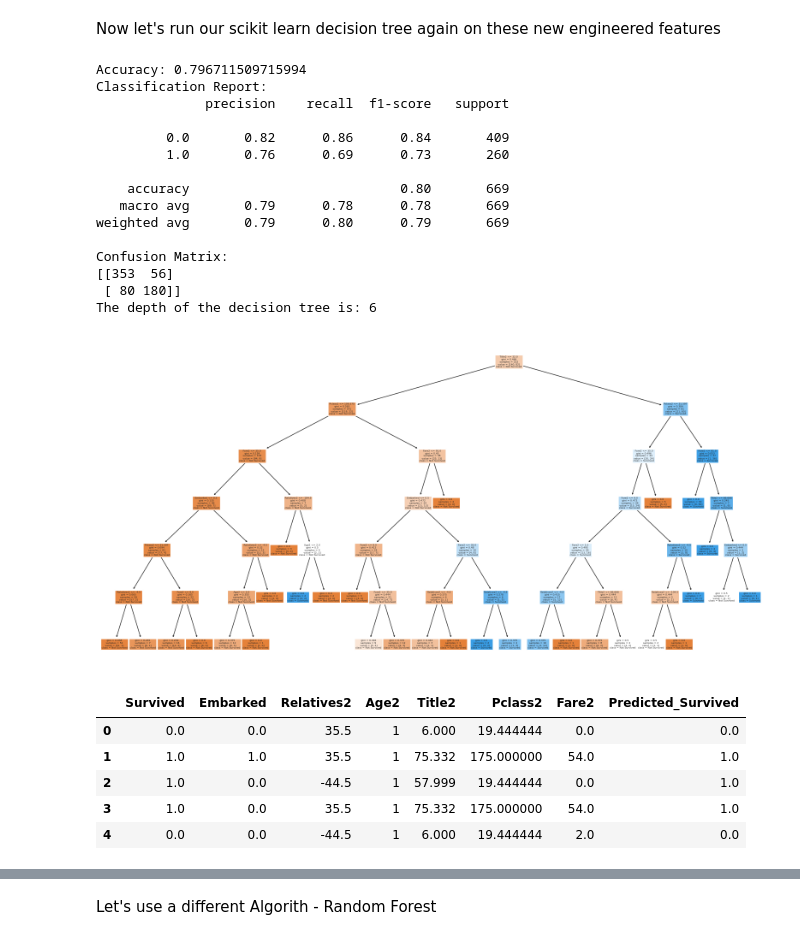
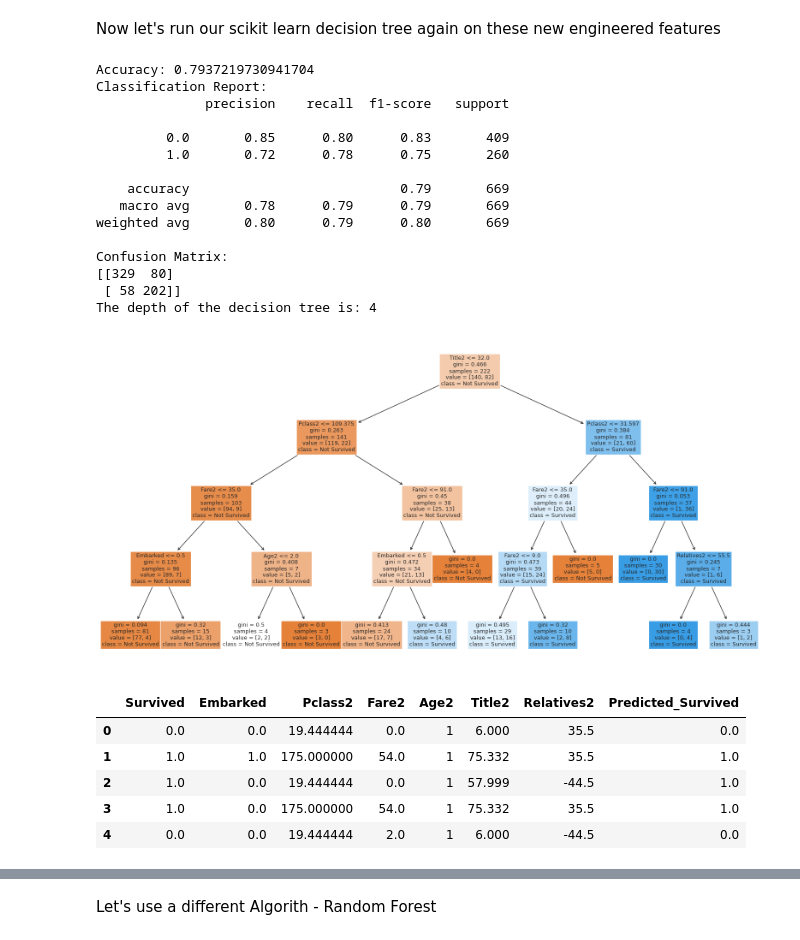
Before and after one commit to DarceCat/Adrian-Milroy, a Jupyter notebook: Titanic.ipynb, the cells around one changed output, grey strips where cells are left out. Saved outputs shown, nothing was run; the diff lists cells and outputs as text; code cells hidden in the pictures.

```diff
--- a/Titanic.ipynb
+++ b/Titanic.ipynb
@@ -261,12 +215,8 @@ Node 0: Title <= 1.50
 
 Let's do some deeper EDA
 # %%
-import matplotlib.pyplot as plt
-import seaborn as sns
-import pandas as pd
-
 # Set the style for seaborn
-sns.set(style="whitegrid")
+sns.set(style="darkgrid")
 
 # List of parameters to plot
 parameters = ['Pclass', 'Sex', 'Age', 'Fare', 'Embarked', 'relatives', 'Title']
@@ -307,11 +257,9 @@ plt.show()
 #Let's try to fit mathematical functions to model the each parameter in an attempt to seperate survived/non-survived in the most optimal fashion
 
 import numpy as np
-import seaborn as sns
-import matplotlib.pyplot as plt
 
 # Set the style for seaborn
-sns.set(style="whitegrid")
+sns.set(style="darkgrid")
 
 # List of parameters to plot
 parameters = ['Pclass', 'Sex', 'Age', 'Fare', 'Embarked', 'relatives', 'Title']
@@ -345,7 +293,7 @@ for i, param in enumerate(parameters):
         x_vals = np.linspace(df['Pclass'].min()-1, df['Pclass'].max(), 100)
         y_vals = 175 * (x_vals+1)**(-2)
 
-        axes[i].plot(x_vals, y_vals, color='green', label=r'y_vals = 175 * (x_vals+1)**(-2)', linewidth=1)
+        axes[i].plot(x_vals, y_vals, color='green', label=r'y_vals = 175(X+1)^(-2)', linewidth=1)
         axes[i].legend()
 
     if param == 'Title':
@@ -354,7 +302,7 @@ for i, param in enumerate(parameters):
         y_vals = -17.333 * (x_vals - 0.25) * (x_vals - 4) + 6
 
         # Plot the function on the 'Title' subplot
-        axes[i].plot(x_vals, y_vals, color='green', label=r'y_vals = -17.333 * (x_vals - 0.25) * (x_vals - 4) + 6', linewidth=1)
+        axes[i].plot(x_vals, y_vals, color='green', label=r'y_vals = -17.333(X - 0.25)(X - 4) + 6', linewidth=1)
         axes[i].legend()
 
     if param == 'relatives':
@@ -363,14 +311,14 @@ for i, param in enumerate(parameters):
         y_vals = -20*(x_vals+2)*(x_vals-4)*(x_vals-1)+0.4
 
         # Plot the function on the 'Title' subplot
-        axes[i].plot(x_vals, y_vals, color='green', label=r'y_vals = -20*(x_vals+2)*(x_vals-4)*(x_vals-1)+0.4', linewidth=1)
+        axes[i].plot(x_vals, y_vals, color='green', label=r'y_vals = -20(X+2)(X-4)(X-1)+0.4', linewidth=1)
         axes[i].legend()
 
     elif param == 'Fare':
         # Define the mathematical function for Fare2: y = x^3
         x_vals = np.linspace(df['Fare'].min(), df['Fare'].max(), 100)
         y_vals = 2*x_vals ** 3
-        axes[i].plot(x_vals, y_vals, color='green', label=r'y_vals = 2*x_vals ** 3', linewidth=1)
+        axes[i].plot(x_vals, y_vals, color='green', label=r'y_vals = 2X^3', linewidth=1)
         axes[i].legend()
 
 # Remove the empty subplot if the number of parameters is odd
@@ -489,7 +437,7 @@ y = df2['Survived']  # Target variable
 X_train, X_test, y_train, y_test = train_test_split(X, y, test_size=0.75, random_state=42)
 
 # Initialize the Decision Tree Classifier
-clf = DecisionTreeClassifier(max_depth= 6, random_state=42)
+clf = DecisionTreeClassifier(max_depth= 4, random_state=42)
 
 # Train the classifier
 clf.fit(X_train, y_train)
@@ -500,43 +448,43 @@ y_pred = clf.predict(X_test)
 # Evaluate the model
 accuracy = accuracy_score(y_test, y_pred)
 classification_rep = classification_report(y_test, y_pred)
 conf_matrix = confusion_matrix(y_test, y_pred)
 
 print(f'Accuracy: {accuracy}')
 print('Classification Report:')
 print(classification_rep)
 print('Confusion Matrix:')
 print(conf_matrix)
 
 # Get the depth of the trained decision tree
 tree_depth = clf.get_depth()
 
 print(f'The depth of the decision tree is: {tree_depth}')
 
 from sklearn.tree import plot_tree
 import matplotlib.pyplot as plt
 
 # Plot the decision tree
 plt.figure(figsize=(20, 10))
 plot_tree(clf, feature_names=X.columns, class_names=['Not Survived', 'Survived'], filled=True)
 plt.show()
 # %% [output]
-Accuracy: 0.796711509715994
+Accuracy: 0.7937219730941704
 Classification Report:
               precision    recall  f1-score   support
 
-         0.0       0.82      0.86      0.84       409
-         1.0       0.76      0.69      0.73       260
+         0.0       0.85      0.80      0.83       409
+         1.0       0.72      0.78      0.75       260
 
-    accuracy                           0.80       669
-   macro avg       0.79      0.78      0.78       669
-weighted avg       0.79      0.80      0.79       669
+    accuracy                           0.79       669
+   macro avg       0.78      0.79      0.79       669
+weighted avg       0.80      0.79      0.80       669
 
 Confusion Matrix:
-[[353  56]
- [ 80 180]]
-The depth of the decision tree is: 6
+[[329  80]
+ [ 58 202]]
+The depth of the decision tree is: 4
-[figure, old version]
+[figure, new version]
 # %%
 # Make predictions on the entire dataset (df2) using the trained classifier
 df2['Predicted_Survived'] = clf.predict(X)
@@ -544,9 +492,9 @@ df2['Predicted_Survived'] = clf.predict(X)
 # Display the first few rows to check the new column
 df2.head()
 # %% [output]
-|  | Survived | Embarked | Relatives2 | Age2 | Title2 | Pclass2 | Fare2 | Predicted_Survived |
-| 0 | 0.0 | 0.0 | 35.5 | 1 | 6.000 | 19.444444 | 0.0 | 0.0 |
-| 1 | 1.0 | 1.0 | 35.5 | 1 | 75.332 | 175.000000 | 54.0 | 1.0 |
-| 2 | 1.0 | 0.0 | -44.5 | 1 | 57.999 | 19.444444 | 0.0 | 1.0 |
-| 3 | 1.0 | 0.0 | 35.5 | 1 | 75.332 | 175.000000 | 54.0 | 1.0 |
-| 4 | 0.0 | 0.0 | -44.5 | 1 | 6.000 | 19.444444 | 2.0 | 0.0 |
+|  | Survived | Embarked | Pclass2 | Fare2 | Age2 | Title2 | Relatives2 | Predicted_Survived |
+| 0 | 0.0 | 0.0 | 19.444444 | 0.0 | 1 | 6.000 | 35.5 | 0.0 |
+| 1 | 1.0 | 1.0 | 175.000000 | 54.0 | 1 | 75.332 | 35.5 | 1.0 |
+| 2 | 1.0 | 0.0 | 19.444444 | 0.0 | 1 | 57.999 | -44.5 | 1.0 |
+| 3 | 1.0 | 0.0 | 175.000000 | 54.0 | 1 | 75.332 | 35.5 | 1.0 |
+| 4 | 0.0 | 0.0 | 19.444444 | 2.0 | 1 | 6.000 | -44.5 | 0.0 |
```
Also changed, not shown: parts of 23 cells of this notebook.
